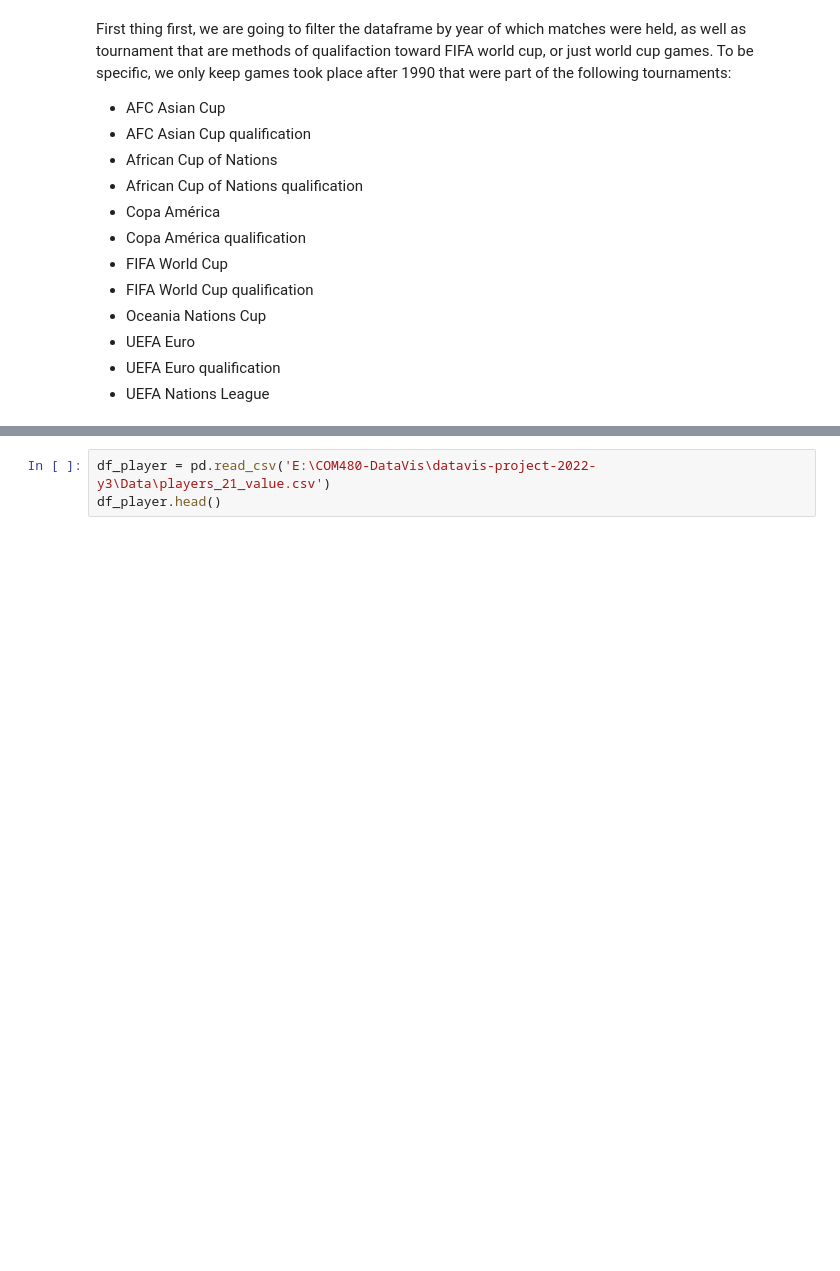
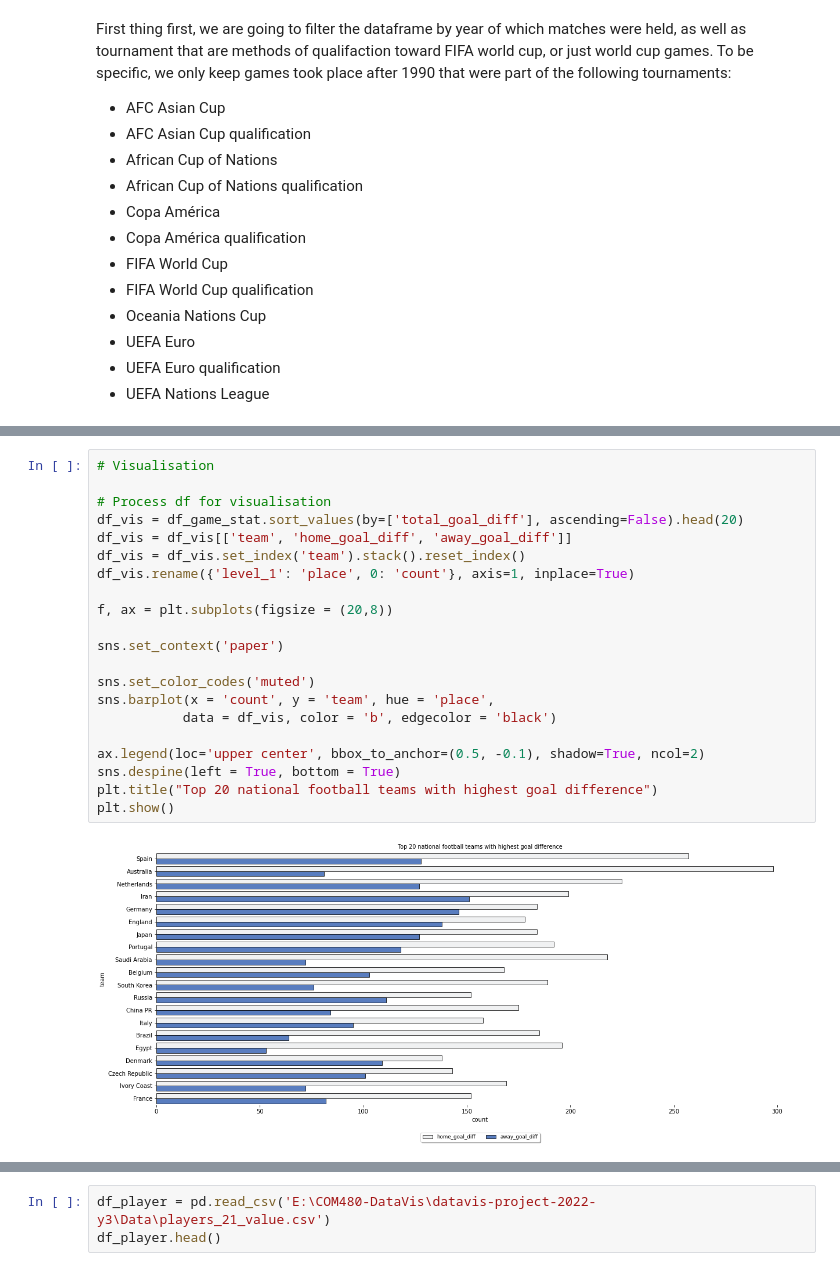
Before and after one commit to com-480-data-visualization/datavis-project-2022-y3, a Jupyter notebook: Exploratory Data Analysis.ipynb, the cells around one changed output, grey strips where cells are left out. Saved outputs shown, nothing was run; the diff lists cells and outputs as text; blank space fills up the shorter version.

Commit message:
data analysis WIP

```diff
--- a/Exploratory Data Analysis.ipynb
+++ b/Exploratory Data Analysis.ipynb
@@ -124,0 +193,23 @@ Length: 213, dtype: int64
+# %%
+# Visualisation
+
+# Process df for visualisation
+df_vis = df_game_stat.sort_values(by=['total_goal_diff'], ascending=False).head(20)
+df_vis = df_vis[['team', 'home_goal_diff', 'away_goal_diff']]
+df_vis = df_vis.set_index('team').stack().reset_index()
+df_vis.rename({'level_1': 'place', 0: 'count'}, axis=1, inplace=True)
+
+f, ax = plt.subplots(figsize = (20,8))
+
+sns.set_context('paper')
+
+sns.set_color_codes('muted')
+sns.barplot(x = 'count', y = 'team', hue = 'place',
+           data = df_vis, color = 'b', edgecolor = 'black')
+
+ax.legend(loc='upper center', bbox_to_anchor=(0.5, -0.1), shadow=True, ncol=2)
+sns.despine(left = True, bottom = True)
+plt.title("Top 20 national football teams with highest goal difference")
+plt.show()
+# %% [output]
+[figure, added]
```
Also changed, not shown: parts of 18 cells of this notebook, 1 other file.
